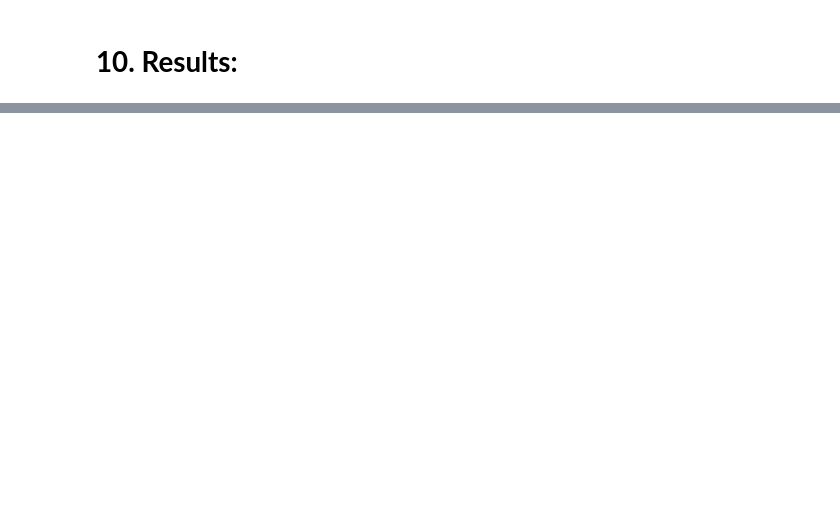
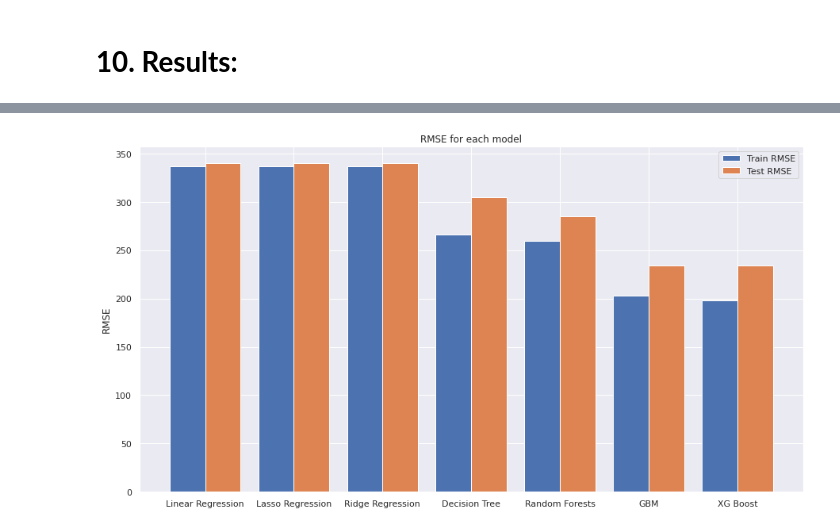
Before and after one commit to dileep-rawat/Capstone_Project_2--Bike_sharing_demand_prediction, a Jupyter notebook: Bike_Sharing_Demand_Prediction_Capstone_Project.ipynb, the cells around one changed output, grey strips where cells are left out. Drawn from its saved outputs; the diff is of its cells as text; code cells hidden in the pictures; blank space fills up the shorter version.

```diff
--- a/Bike_Sharing_Demand_Prediction_Capstone_Project.ipynb
+++ b/Bike_Sharing_Demand_Prediction_Capstone_Project.ipynb
@@ -950,0 +986,20 @@ test.add_row(['2','Random Forests',rf_train_rmse,rf_test_rmse,rf_train_r2_score*
+# %%
+# Plotting RMSEs
+
+ML_models = ['Linear Regression','Lasso Regression','Ridge Regression','Decision Tree','Random Forests','GBM','XG Boost']
+train_rmses = [lr_train_RMSE,las_train_RMSE,ridge_train_RMSE,dt_train_RMSE,rf_train_RMSE,gb_train_RMSE,xgb_train_RMSE]
+test_rmses = [LR_test_RMSE,las_test_RMSE,ridge_test_RMSE,dt_test_RMSE,rf_test_RMSE,gb_test_RMSE,xgb_test_RMSE]
+
+X_axis = np.arange(len(ML_models))
+
+plt.figure(figsize=(15,8))
+plt.bar(X_axis - 0.2, train_rmses, 0.4, label = 'Train RMSE')
+plt.bar(X_axis + 0.2, test_rmses, 0.4, label = 'Test RMSE')
+
+plt.xticks(X_axis,ML_models)
+plt.ylabel("RMSE")
+plt.title("RMSE for each model")
+plt.legend()
+plt.show()
+# %% [output]
+[figure, added]
```
Also changed, not shown: parts of 65 cells of this notebook.
